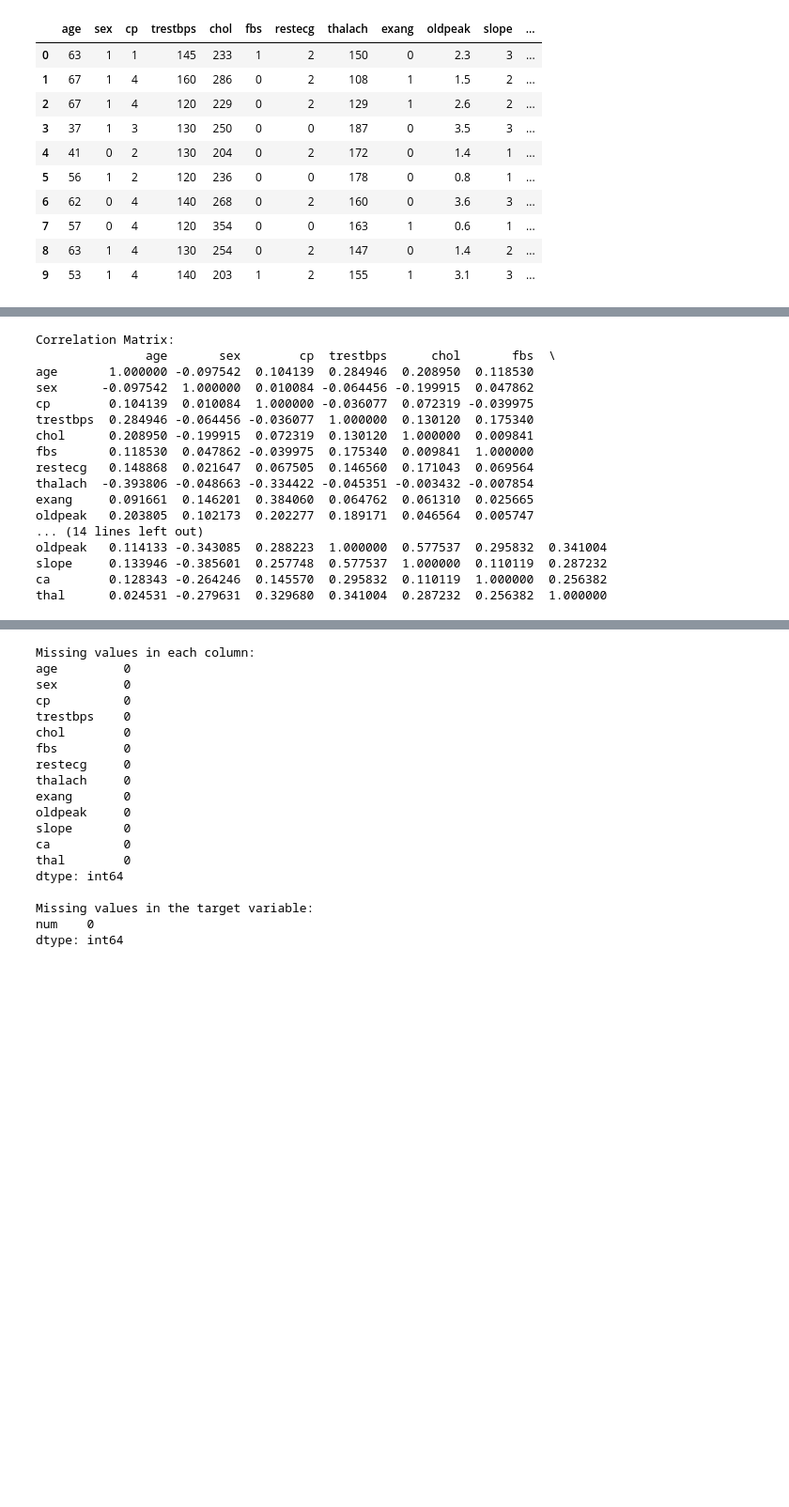
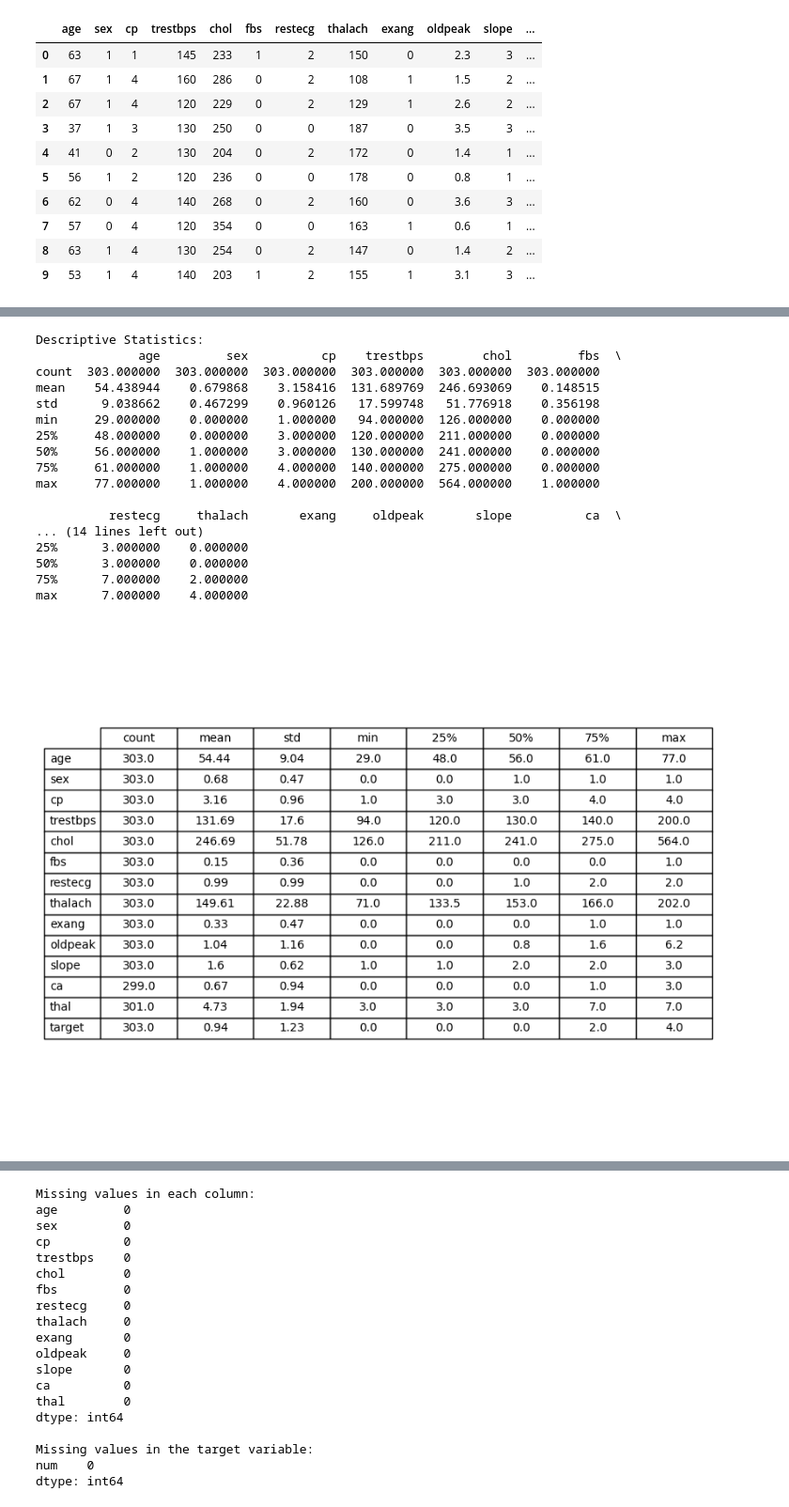
Before and after one commit to AdamTMU/CIND820, a Jupyter notebook: Capstone_Project_CIND820.ipynb, the cells around one changed output, grey strips where cells are left out. Shown at 94% size. Drawn from its saved outputs; the diff is of its cells as text; code cells hidden in the pictures; blank space fills up the shorter version.

```diff
--- a/Capstone_Project_CIND820.ipynb
+++ b/Capstone_Project_CIND820.ipynb
@@ -37,7 +41,7 @@ heart_disease = fetch_ucirepo(id=45)
 
 # data (as pandas dataframes)
 X = heart_disease.data.features
-y = heart_disease.data.targets
+X['target'] = heart_disease.data.targets
 # %%
 # variable information
 print(heart_disease.variables)
@@ -100,23 +81,41 @@ max      7.000000
-# %%
-# Correlation matrix for features
-correlation_matrix = X.corr()
-print("\nCorrelation Matrix:")
-print(correlation_matrix)
-# %% [output]
-Correlation Matrix:
-               age       sex        cp  trestbps      chol       fbs  \
-age       1.000000 -0.097542  0.104139  0.284946  0.208950  0.118530
-sex      -0.097542  1.000000  0.010084 -0.064456 -0.199915  0.047862
-cp        0.104139  0.010084  1.000000 -0.036077  0.072319 -0.039975
-trestbps  0.284946 -0.064456 -0.036077  1.000000  0.130120  0.175340
-chol      0.208950 -0.199915  0.072319  0.130120  1.000000  0.009841
-fbs       0.118530  0.047862 -0.039975  0.175340  0.009841  1.000000
-restecg   0.148868  0.021647  0.067505  0.146560  0.171043  0.069564
-thalach  -0.393806 -0.048663 -0.334422 -0.045351 -0.003432 -0.007854
-exang     0.091661  0.146201  0.384060  0.064762  0.061310  0.025665
-oldpeak   0.203805  0.102173  0.202277  0.189171  0.046564  0.005747
-... (14 lines left out)
-oldpeak   0.114133 -0.343085  0.288223  1.000000  0.577537  0.295832  0.341004
-slope     0.133946 -0.385601  0.257748  0.577537  1.000000  0.110119  0.287232
-ca        0.128343 -0.264246  0.145570  0.295832  0.110119  1.000000  0.256382
-thal      0.024531 -0.279631  0.329680  0.341004  0.287232  0.256382  1.000000
+# %%
+# Descriptive statistics for features
+descriptive_stats = X.describe(include='all')
+print("\nDescriptive Statistics:")
+print(descriptive_stats)
+#Round the numbers
+descriptive_stats = descriptive_stats.round(2)
+# Set up the matplotlib figure
+plt.figure(figsize=(14, 8))  # Increased figure size
+
+# Create a table for descriptive statistics
+plt.subplot(121)  # 1 row, 2 columns, 1st subplot
+plt.axis('tight')
+plt.axis('off')
+table_data = descriptive_stats.T  # Transpose for better display
+table = plt.table(cellText=table_data.values,
+                  colLabels=table_data.columns,
+                  rowLabels=table_data.index,
+                  cellLoc='center', loc='center')
+table.auto_set_font_size(False)
+table.set_fontsize(10)
+table.scale(1.5, 1.5)  # Increased scale for better visibility
+# %% [output]
+Descriptive Statistics:
+              age         sex          cp    trestbps        chol         fbs  \
+count  303.000000  303.000000  303.000000  303.000000  303.000000  303.000000
+mean    54.438944    0.679868    3.158416  131.689769  246.693069    0.148515
+std      9.038662    0.467299    0.960126   17.599748   51.776918    0.356198
+min     29.000000    0.000000    1.000000   94.000000  126.000000    0.000000
+25%     48.000000    0.000000    3.000000  120.000000  211.000000    0.000000
+50%     56.000000    1.000000    3.000000  130.000000  241.000000    0.000000
+75%     61.000000    1.000000    4.000000  140.000000  275.000000    0.000000
+max     77.000000    1.000000    4.000000  200.000000  564.000000    1.000000
+
+          restecg     thalach       exang     oldpeak       slope          ca  \
+... (14 lines left out)
+25%      3.000000    0.000000
+50%      3.000000    0.000000
+75%      7.000000    2.000000
+max      7.000000    4.000000
+[figure, added]
```
Also changed, not shown: parts of 3 cells of this notebook.
